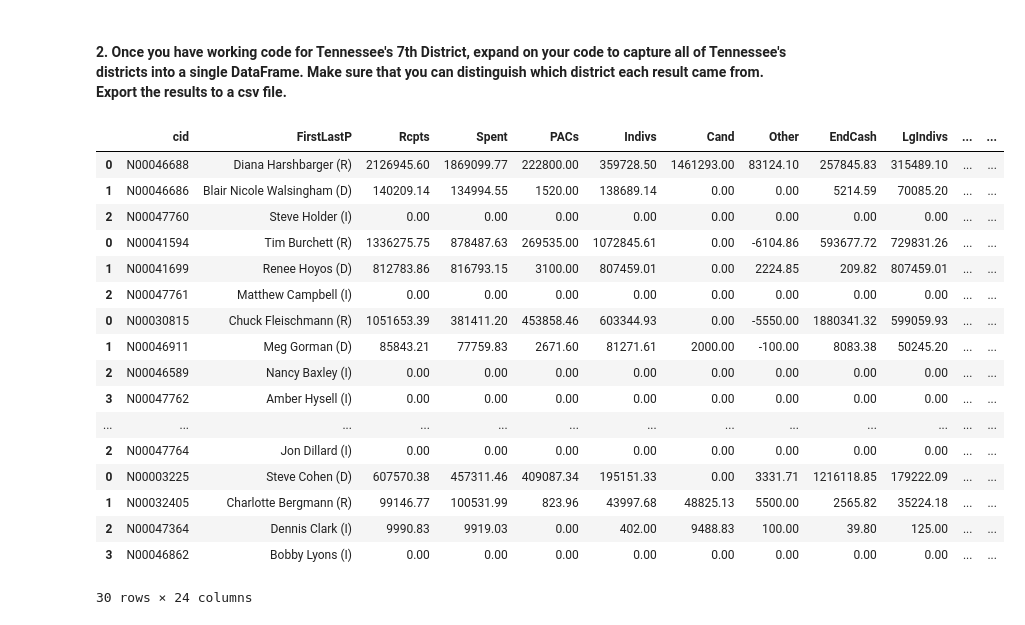
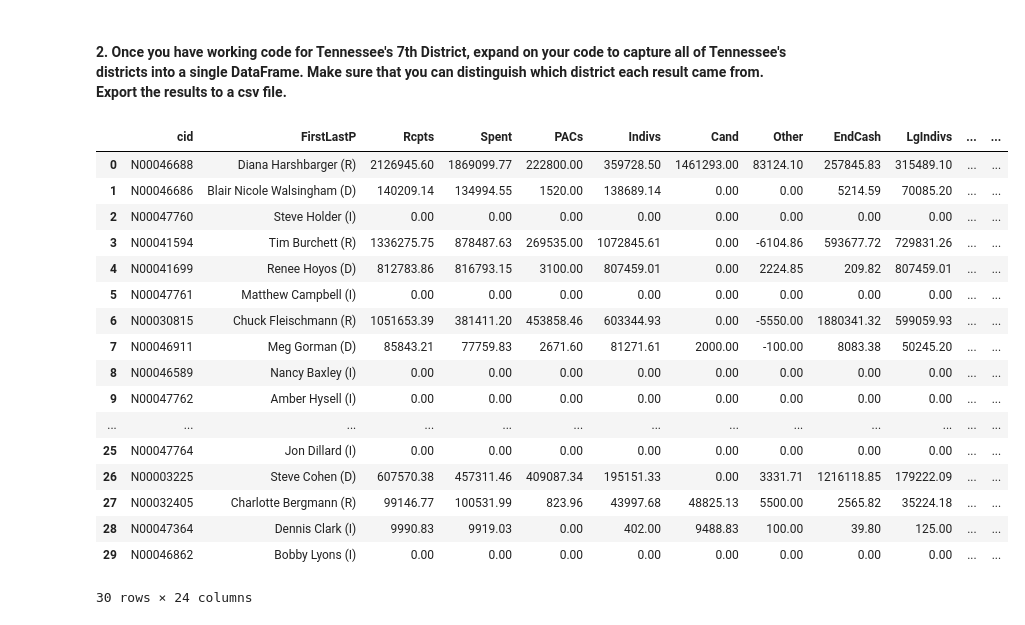
Before and after one commit to nss-data-science-cohort-8/open-secrets-reeses, a Jupyter notebook: nitin_open_secrets_reeses.ipynb, the cells around one changed output. Cells and saved outputs as stored; diff of their text form; code cells hidden in the pictures.

```diff
--- a/nitin_open_secrets_reeses.ipynb
+++ b/nitin_open_secrets_reeses.ipynb
@@ -70,48 +73,46 @@ def getDistrictData(districtCode):
     else:
         data = response.content.decode('utf8')
         df = pd.read_csv(io.StringIO(data))
 
     #Lets populate the district ID column with TN07 so that we could use it later
     df['DistIDCurr']= districtCode
     return df
 
 
 
 #Lets define dictionary with state and district code.
 districtList = ['01','02','03','04','05','06','07','08','09']
 StateDistricts = {
     "state":'TN',
     "Districts": districtList
 }
 
 #lets define the dataframe list which we can use later to cooncatenate all district data
 frameList=[]
 
 for i in range(0,len(StateDistricts['Districts'])):
     DistrictCode = f'{StateDistricts["state"]}{StateDistricts["Districts"][i]}'
     frameList.append(getDistrictData(DistrictCode))
 
-#dist08 = getDistrictData('TN08')
-#dist08
-
-StateDistrictframe = pd.concat(frameList)
+StateDistrictframe = pd.concat(frameList, ignore_index=True)
+StateDistrictframe.to_csv('.\/data\/TNDistrictData.csv', index=False)
 StateDistrictframe
 # %% [output]
 |  | cid | FirstLastP | Rcpts | Spent | PACs | Indivs | Cand | Other | EndCash | LgIndivs | ... | ... |
 | 0 | N00046688 | Diana Harshbarger (R) | 2126945.60 | 1869099.77 | 222800.00 | 359728.50 | 1461293.00 | 83124.10 | 257845.83 | 315489.10 | ... | ... |
 | 1 | N00046686 | Blair Nicole Walsingham (D) | 140209.14 | 134994.55 | 1520.00 | 138689.14 | 0.00 | 0.00 | 5214.59 | 70085.20 | ... | ... |
 | 2 | N00047760 | Steve Holder (I) | 0.00 | 0.00 | 0.00 | 0.00 | 0.00 | 0.00 | 0.00 | 0.00 | ... | ... |
-| 0 | N00041594 | Tim Burchett (R) | 1336275.75 | 878487.63 | 269535.00 | 1072845.61 | 0.00 | -6104.86 | 593677.72 | 729831.26 | ... | ... |
-| 1 | N00041699 | Renee Hoyos (D) | 812783.86 | 816793.15 | 3100.00 | 807459.01 | 0.00 | 2224.85 | 209.82 | 807459.01 | ... | ... |
-| 2 | N00047761 | Matthew Campbell (I) | 0.00 | 0.00 | 0.00 | 0.00 | 0.00 | 0.00 | 0.00 | 0.00 | ... | ... |
-| 0 | N00030815 | Chuck Fleischmann (R) | 1051653.39 | 381411.20 | 453858.46 | 603344.93 | 0.00 | -5550.00 | 1880341.32 | 599059.93 | ... | ... |
-| 1 | N00046911 | Meg Gorman (D) | 85843.21 | 77759.83 | 2671.60 | 81271.61 | 2000.00 | -100.00 | 8083.38 | 50245.20 | ... | ... |
-| 2 | N00046589 | Nancy Baxley (I) | 0.00 | 0.00 | 0.00 | 0.00 | 0.00 | 0.00 | 0.00 | 0.00 | ... | ... |
-| 3 | N00047762 | Amber Hysell (I) | 0.00 | 0.00 | 0.00 | 0.00 | 0.00 | 0.00 | 0.00 | 0.00 | ... | ... |
+| 3 | N00041594 | Tim Burchett (R) | 1336275.75 | 878487.63 | 269535.00 | 1072845.61 | 0.00 | -6104.86 | 593677.72 | 729831.26 | ... | ... |
+| 4 | N00041699 | Renee Hoyos (D) | 812783.86 | 816793.15 | 3100.00 | 807459.01 | 0.00 | 2224.85 | 209.82 | 807459.01 | ... | ... |
+| 5 | N00047761 | Matthew Campbell (I) | 0.00 | 0.00 | 0.00 | 0.00 | 0.00 | 0.00 | 0.00 | 0.00 | ... | ... |
+| 6 | N00030815 | Chuck Fleischmann (R) | 1051653.39 | 381411.20 | 453858.46 | 603344.93 | 0.00 | -5550.00 | 1880341.32 | 599059.93 | ... | ... |
+| 7 | N00046911 | Meg Gorman (D) | 85843.21 | 77759.83 | 2671.60 | 81271.61 | 2000.00 | -100.00 | 8083.38 | 50245.20 | ... | ... |
+| 8 | N00046589 | Nancy Baxley (I) | 0.00 | 0.00 | 0.00 | 0.00 | 0.00 | 0.00 | 0.00 | 0.00 | ... | ... |
+| 9 | N00047762 | Amber Hysell (I) | 0.00 | 0.00 | 0.00 | 0.00 | 0.00 | 0.00 | 0.00 | 0.00 | ... | ... |
 | ... | ... | ... | ... | ... | ... | ... | ... | ... | ... | ... | ... | ... |
-| 2 | N00047764 | Jon Dillard (I) | 0.00 | 0.00 | 0.00 | 0.00 | 0.00 | 0.00 | 0.00 | 0.00 | ... | ... |
-| 0 | N00003225 | Steve Cohen (D) | 607570.38 | 457311.46 | 409087.34 | 195151.33 | 0.00 | 3331.71 | 1216118.85 | 179222.09 | ... | ... |
-| 1 | N00032405 | Charlotte Bergmann (R) | 99146.77 | 100531.99 | 823.96 | 43997.68 | 48825.13 | 5500.00 | 2565.82 | 35224.18 | ... | ... |
-| 2 | N00047364 | Dennis Clark (I) | 9990.83 | 9919.03 | 0.00 | 402.00 | 9488.83 | 100.00 | 39.80 | 125.00 | ... | ... |
-| 3 | N00046862 | Bobby Lyons (I) | 0.00 | 0.00 | 0.00 | 0.00 | 0.00 | 0.00 | 0.00 | 0.00 | ... | ... |
+| 25 | N00047764 | Jon Dillard (I) | 0.00 | 0.00 | 0.00 | 0.00 | 0.00 | 0.00 | 0.00 | 0.00 | ... | ... |
+| 26 | N00003225 | Steve Cohen (D) | 607570.38 | 457311.46 | 409087.34 | 195151.33 | 0.00 | 3331.71 | 1216118.85 | 179222.09 | ... | ... |
+| 27 | N00032405 | Charlotte Bergmann (R) | 99146.77 | 100531.99 | 823.96 | 43997.68 | 48825.13 | 5500.00 | 2565.82 | 35224.18 | ... | ... |
+| 28 | N00047364 | Dennis Clark (I) | 9990.83 | 9919.03 | 0.00 | 402.00 | 9488.83 | 100.00 | 39.80 | 125.00 | ... | ... |
+| 29 | N00046862 | Bobby Lyons (I) | 0.00 | 0.00 | 0.00 | 0.00 | 0.00 | 0.00 | 0.00 | 0.00 | ... | ... |
 30 rows × 24 columns
```
Also changed, not shown: parts of 9 cells of this notebook.
